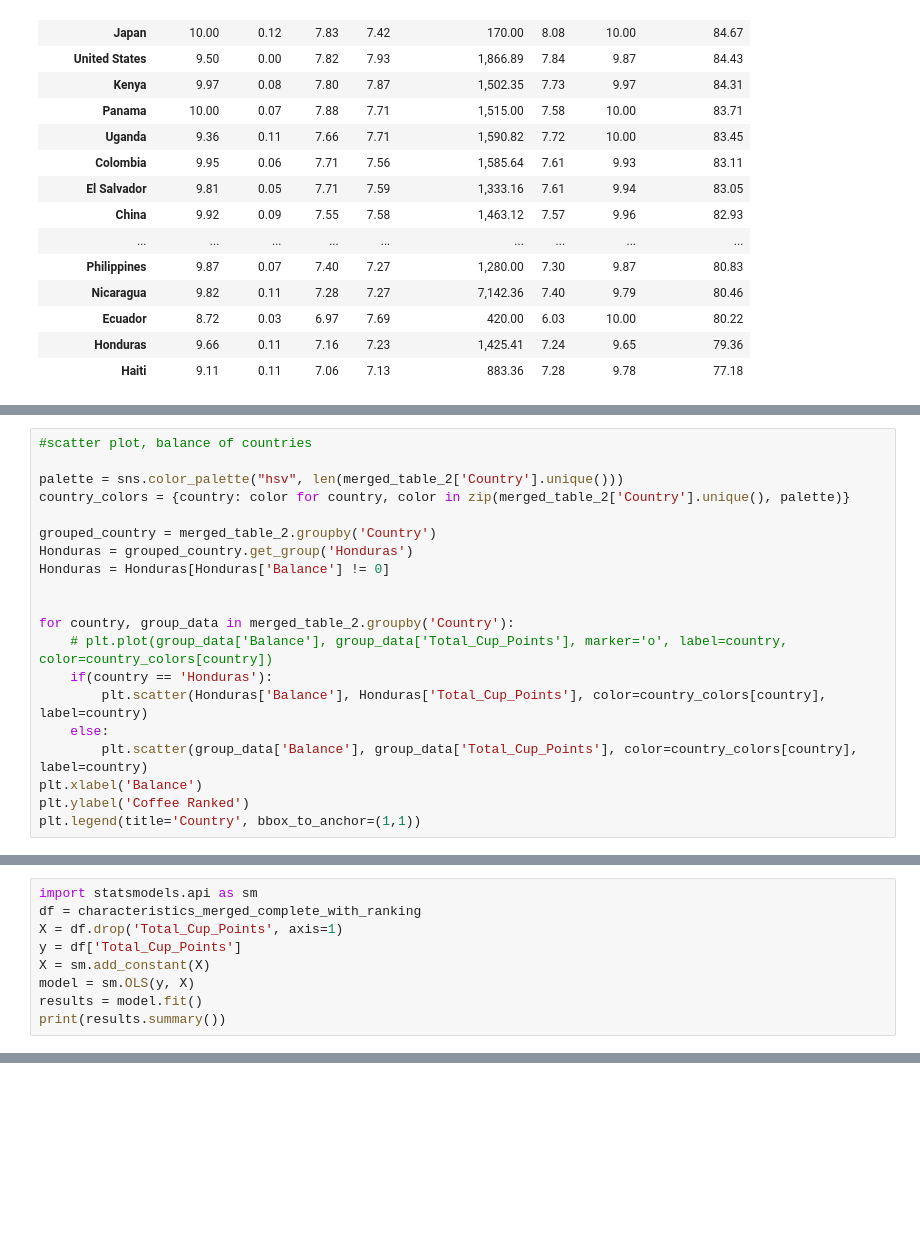
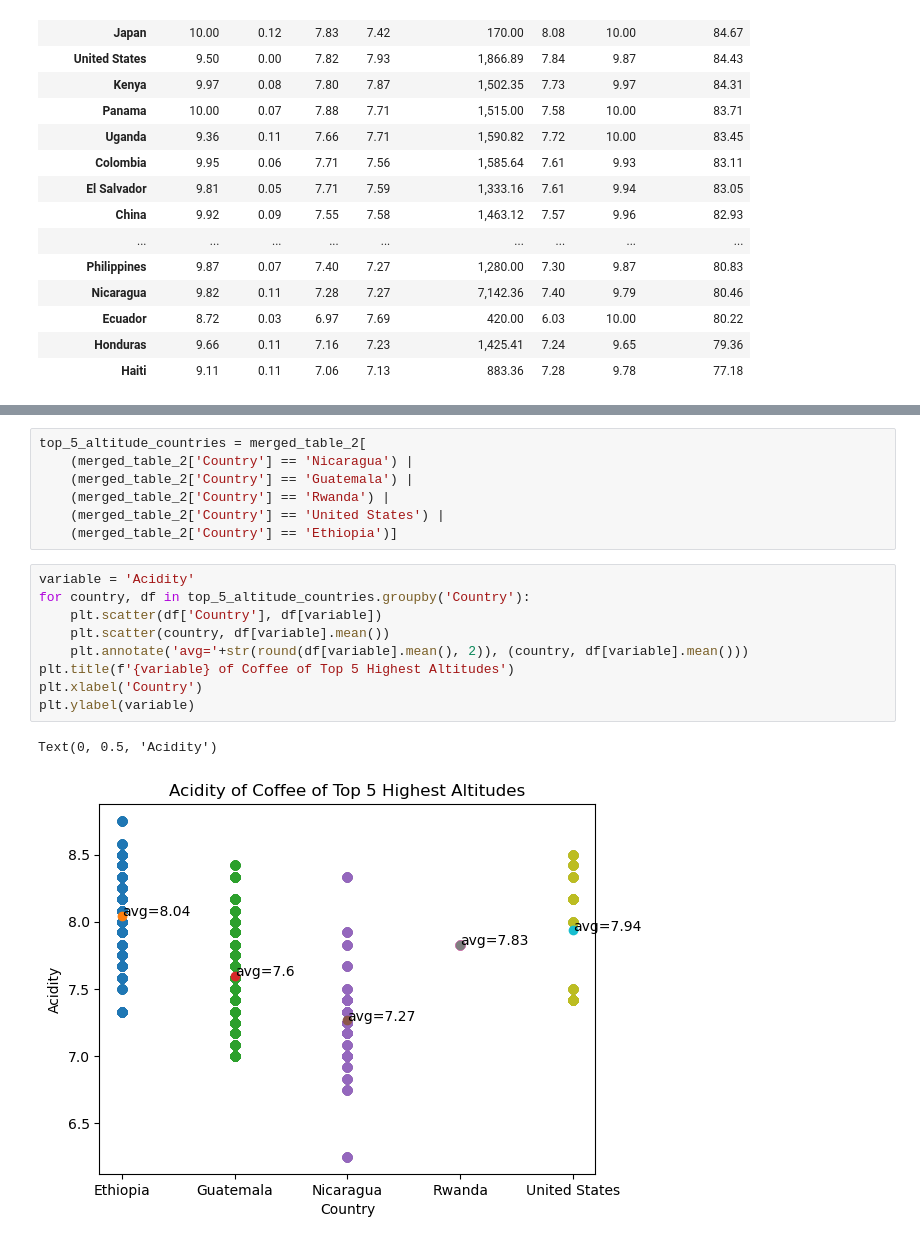
Before and after one commit to UC-Berkeley-I-School/Project2_Team_7, a Jupyter notebook: coffee_distribution.ipynb, the cells around one changed output, grey strips where cells are left out. Cells and saved outputs as stored; diff of their text form; blank space fills up the shorter version.

```diff
--- a/coffee_distribution.ipynb
+++ b/coffee_distribution.ipynb
@@ -373,20 +262,0 @@ plt.xticks(rotation=30, ha='right')
-# %%
-#scatter plot, balance of countries
-
-palette = sns.color_palette("hsv", len(merged_table_2['Country'].unique()))
-country_colors = {country: color for country, color in zip(merged_table_2['Country'].unique(), palette)}
-
-grouped_country = merged_table_2.groupby('Country')
-Honduras = grouped_country.get_group('Honduras')
-Honduras = Honduras[Honduras['Balance'] != 0]
-
-
-for country, group_data in merged_table_2.groupby('Country'):
-    # plt.plot(group_data['Balance'], group_data['Total_Cup_Points'], marker='o', label=country, color=country_colors[country])
-    if(country == 'Honduras'):
-        plt.scatter(Honduras['Balance'], Honduras['Total_Cup_Points'], color=country_colors[country], label=country)
-    else:
-        plt.scatter(group_data['Balance'], group_data['Total_Cup_Points'], color=country_colors[country], label=country)
-plt.xlabel('Balance')
-plt.ylabel('Coffee Ranked')
-plt.legend(title='Country', bbox_to_anchor=(1,1))
@@ -396,9 +262,0 @@ plt.legend(title='Country', bbox_to_anchor=(1,1))
-# %%
-import statsmodels.api as sm
-df = characteristics_merged_complete_with_ranking
-X = df.drop('Total_Cup_Points', axis=1)
-y = df['Total_Cup_Points']
-X = sm.add_constant(X)
-model = sm.OLS(y, X)
-results = model.fit()
-print(results.summary())
@@ -422,0 +286,19 @@ strong multicollinearity or other numerical problems.
+# %%
+top_5_altitude_countries = merged_table_2[
+    (merged_table_2['Country'] == 'Nicaragua') |
+    (merged_table_2['Country'] == 'Guatemala') |
+    (merged_table_2['Country'] == 'Rwanda') |
+    (merged_table_2['Country'] == 'United States') |
+    (merged_table_2['Country'] == 'Ethiopia')]
+# %%
+variable = 'Acidity'
+for country, df in top_5_altitude_countries.groupby('Country'):
+    plt.scatter(df['Country'], df[variable])
+    plt.scatter(country, df[variable].mean())
+    plt.annotate('avg='+str(round(df[variable].mean(), 2)), (country, df[variable].mean()))
+plt.title(f'{variable} of Coffee of Top 5 Highest Altitudes')
+plt.xlabel('Country')
+plt.ylabel(variable)
+# %% [output]
+Text(0, 0.5, 'Acidity')
+[figure, added]
```
Also changed, not shown: parts of 25 cells of this notebook.
